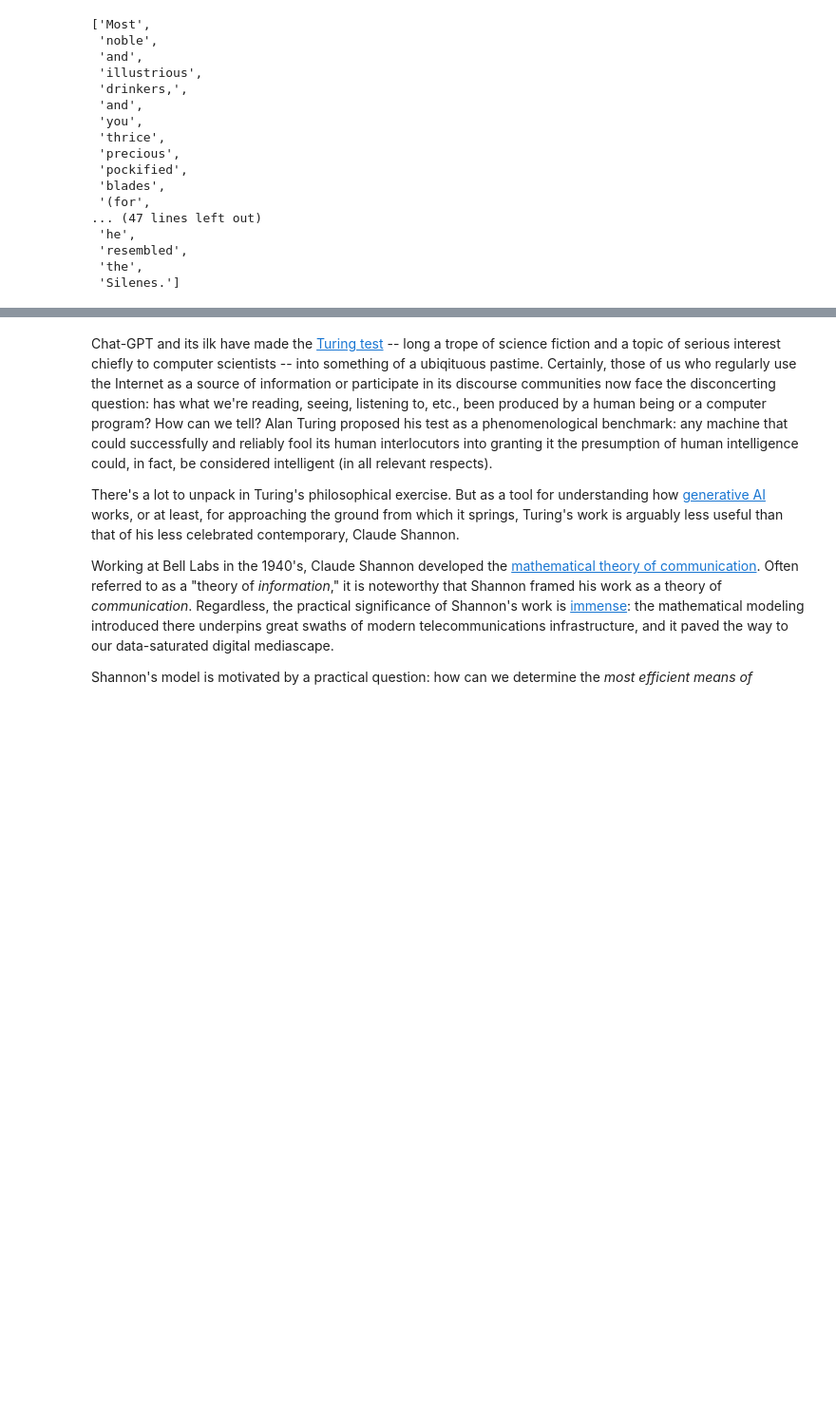
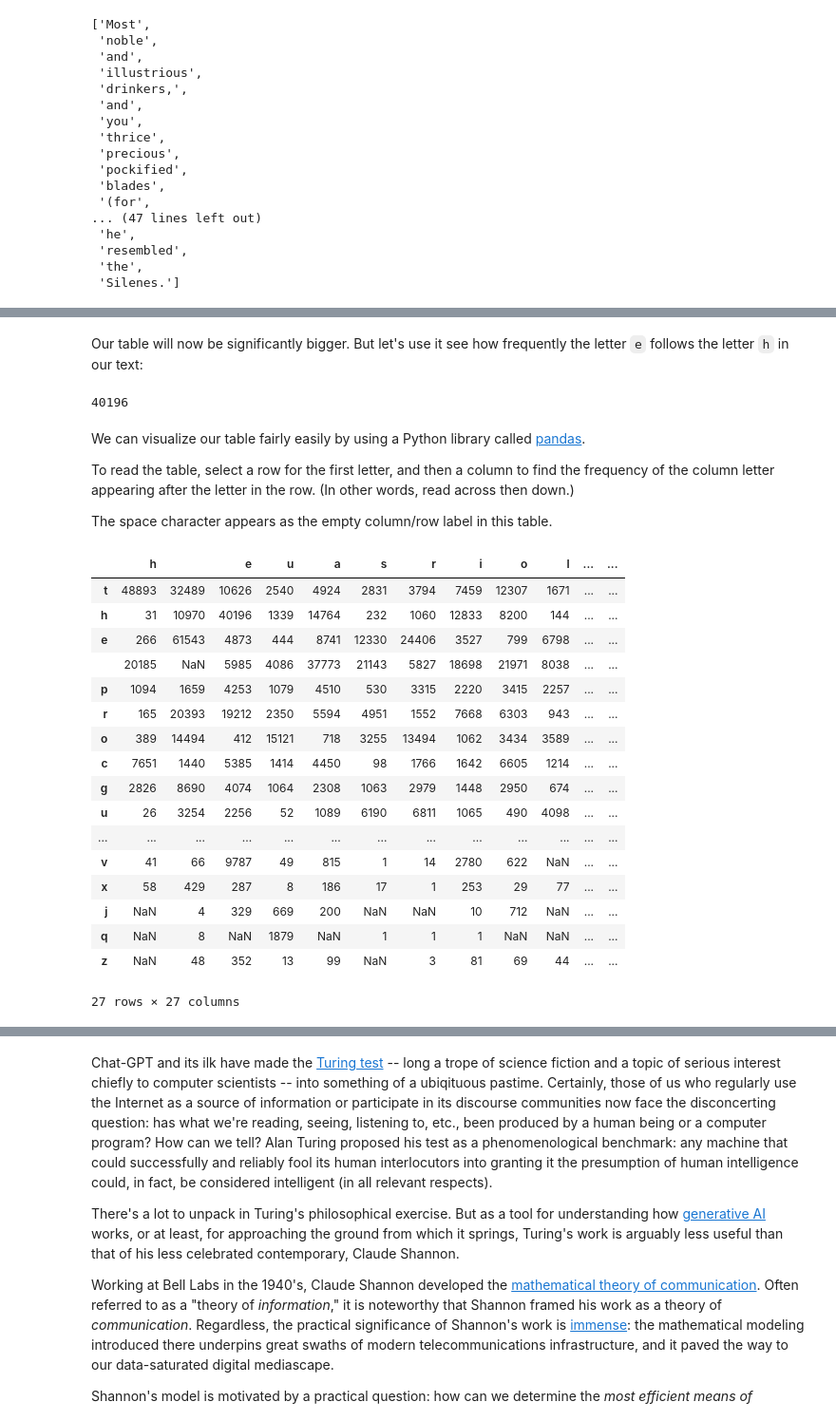
Before and after one commit to gwu-libraries/gwlibraries-workshops, a Jupyter notebook: engl-6130/reading_writing_machines.ipynb, the cells around one changed output, grey strips where cells are left out. Shown at 95% size. Saved outputs shown, nothing was run; the diff lists cells and outputs as text; code cells hidden in the pictures; blank space fills up the shorter version.

```diff
--- a/engl-6130/reading_writing_machines.ipynb
+++ b/engl-6130/reading_writing_machines.ipynb
@@ -112,0 +267,7 @@ Shannon's innovation was to pose
+# %%
+g_text_lower = g_text.lower()
+g_text_lower = g_text_lower.replace("\n", " ").replace("\t", " ")
+g_text_norm = ""
+for char in g_text_lower:
+    if (char in "abcdefghijklmnopqrstuvwxyz") or (char == " " and g_text_norm[-1] != " "):
+        g_text_norm += char
@@ -112,0 +282,11 @@ Shannon's innovation was to pose
+# %%
+def create_ngrams(text, n=2):
+    '''
+    Creates a series of ngrams out of the provided text argument. The argument n determines the size of each ngram; n must be greater than or equal to 2.
+    Returns a list of ngrams, where each ngram is a Python tuple consisting of n characters.
+    '''
+    text_arrays = []
+    for i in range(n):
+        last_index = len(text) - (n - i - 1)
+        text_arrays.append(text[i:last_index])
+    return list(zip(*text_arrays))
@@ -112,0 +318,16 @@ Shannon's innovation was to pose
+# %%
+from collections import Counter
+def create_transition_table(ngrams):
+    '''
+    Expects as input a list of tuples corresponding to ngrams.
+    Returns a dictionary of dictionaries, where the keys to the outer dictionary consist of strings corresponding to the first n-1 elements of each ngram.
+    The values of the outer dictionary are themselves dictionaries, where the keys are the nth elements each ngram, and the values are the frequence of occurrence.
+    '''
+    n = len(ngrams[0])
+    ttable = {}
+    for ngram in ngrams:
+        key = "".join(ngram[:n-1])
+        if key not in ttable:
+            ttable[key] = Counter()
+        ttable[key][ngram[-1]] += 1
+    return ttable
@@ -112,0 +363,37 @@ Shannon's innovation was to pose
+# %%
+g_ttable = create_transition_table(create_ngrams(g_text_norm, 2))
+# %% [markdown]
+Our table will now be significantly bigger. But let's use it see how frequently the letter `e` follows the letter `h` in our text:
+# %%
+g_ttable['h']['e']
+# %% [output]
+40196
+# %% [markdown]
+We can visualize our table fairly easily by using a Python library called [pandas](https://pandas.pydata.org/).
+
+To read the table, select a row for the first letter, and then a column to find the frequency of the column letter appearing after the letter in the row. (In other words, read across then down.)
+
+The space character appears as the empty column/row label in this table.
+# %%
+import pandas as pd
+pd.set_option("display.precision", 0)
+pd.DataFrame.from_dict(g_ttable, orient='index')
+# %% [output]
+|  | h |  | e | u | a | s | r | i | o | l | ... | ... |
+| t | 48893 | 32489 | 10626 | 2540 | 4924 | 2831 | 3794 | 7459 | 12307 | 1671 | ... | ... |
+| h | 31 | 10970 | 40196 | 1339 | 14764 | 232 | 1060 | 12833 | 8200 | 144 | ... | ... |
+| e | 266 | 61543 | 4873 | 444 | 8741 | 12330 | 24406 | 3527 | 799 | 6798 | ... | ... |
+|  | 20185 | NaN | 5985 | 4086 | 37773 | 21143 | 5827 | 18698 | 21971 | 8038 | ... | ... |
+| p | 1094 | 1659 | 4253 | 1079 | 4510 | 530 | 3315 | 2220 | 3415 | 2257 | ... | ... |
+| r | 165 | 20393 | 19212 | 2350 | 5594 | 4951 | 1552 | 7668 | 6303 | 943 | ... | ... |
+| o | 389 | 14494 | 412 | 15121 | 718 | 3255 | 13494 | 1062 | 3434 | 3589 | ... | ... |
+| c | 7651 | 1440 | 5385 | 1414 | 4450 | 98 | 1766 | 1642 | 6605 | 1214 | ... | ... |
+| g | 2826 | 8690 | 4074 | 1064 | 2308 | 1063 | 2979 | 1448 | 2950 | 674 | ... | ... |
+| u | 26 | 3254 | 2256 | 52 | 1089 | 6190 | 6811 | 1065 | 490 | 4098 | ... | ... |
+| ... | ... | ... | ... | ... | ... | ... | ... | ... | ... | ... | ... | ... |
+| v | 41 | 66 | 9787 | 49 | 815 | 1 | 14 | 2780 | 622 | NaN | ... | ... |
+| x | 58 | 429 | 287 | 8 | 186 | 17 | 1 | 253 | 29 | 77 | ... | ... |
+| j | NaN | 4 | 329 | 669 | 200 | NaN | NaN | 10 | 712 | NaN | ... | ... |
+| q | NaN | 8 | NaN | 1879 | NaN | 1 | 1 | 1 | NaN | NaN | ... | ... |
+| z | NaN | 48 | 352 | 13 | 99 | NaN | 3 | 81 | 69 | 44 | ... | ... |
+27 rows × 27 columns
```
Also changed, not shown: parts of 51 cells of this notebook.
